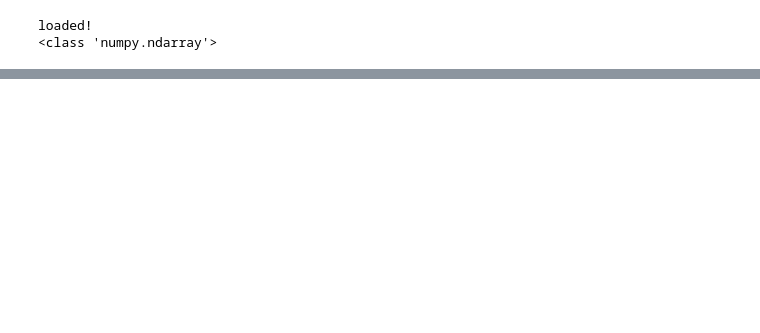
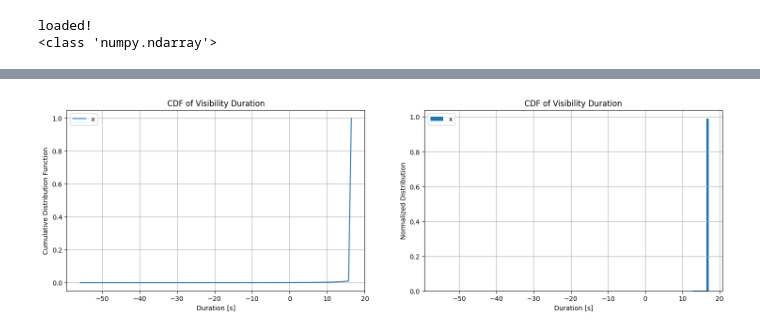
Before and after one commit to mani-sat/GODOTWork, a Jupyter notebook: rain_estimated.ipynb, the cells around one changed output, grey strips where cells are left out. Saved outputs shown, nothing was run; the diff lists cells and outputs as text; code cells hidden in the pictures; blank space fills up the shorter version.

```diff
--- a/rain_estimated.ipynb
+++ b/rain_estimated.ipynb
@@ -90,0 +69,7 @@ link
+# %%
+rain_p = 0.5
+dist = 384400e3
+elev = 45
+%timeit link.rain_model.p = rain_p
+snr = link.snr_at_t(dist, elev)
+rates = link.dvb_s2_cap(snr)
@@ -90,0 +124,31 @@ link
+# %%
+def plot_cdf(ax, bins,vals, name):
+    ax.plot(bins[:-1], np.cumsum(vals), label = name)
+    ax.grid()
+    ax.set_xlabel('Duration [s]')
+    ax.set_ylabel('Cumulative Distribution Function')
+    ax.legend()
+    ax.set_title('CDF of Visibility Duration')
+
+def plot_hist(ax, arr, name):
+    ax.hist(arr, bins = 100, weights=np.ones(len(arr)) / len(arr), label = name)
+    ax.grid()
+    ax.set_xlabel('Duration [s]')
+    ax.set_ylabel('Normalized Distribution')
+    ax.set_title('CDF of Visibility Duration')
+    ax.legend()
+
+
+fig = plt.figure(figsize = (18,5))
+ax0, ax1 = fig.subplots(1,2)
+arr = snrs
+
+name = 'x'
+vals, bins = np.histogram(arr, bins=100, weights=np.ones(len(arr)) / len(arr))
+plot_cdf(ax0, bins, vals, name)
+
+plot_hist(ax1, arr, name)
+
+plt.show()
+# %% [output]
+[figure, added]
```
Also changed, not shown: parts of 6 cells of this notebook.
